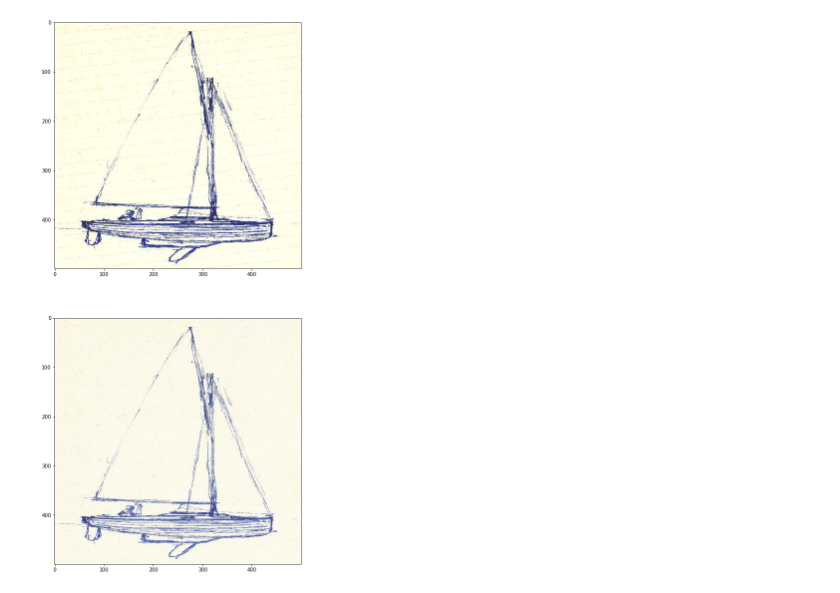
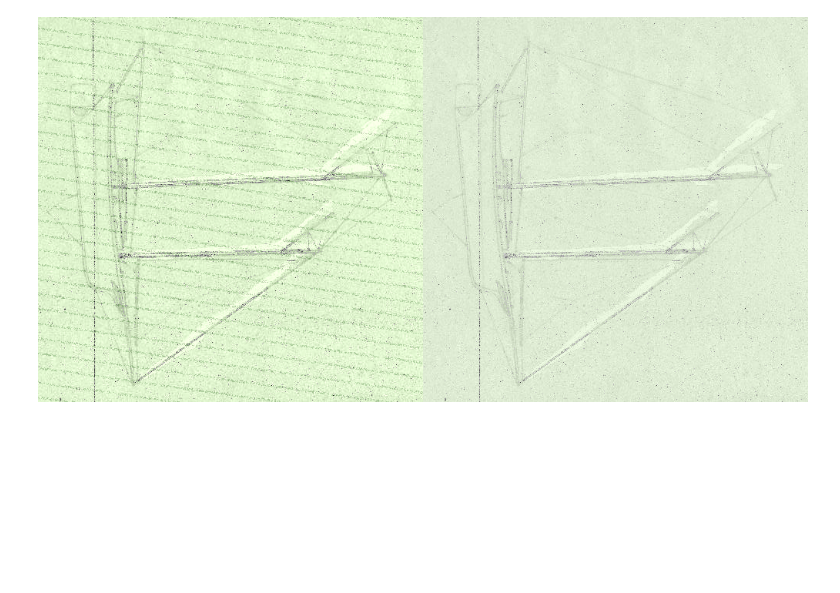
Before and after one commit to ljbelenky/line_remover, a Jupyter notebook: Denoising Autoencoder.ipynb, the cells around one changed output. Saved outputs shown, nothing was run; the diff lists cells and outputs as text; code cells hidden in the pictures; blank space fills up the shorter version.

```diff
--- a/Denoising Autoencoder.ipynb
+++ b/Denoising Autoencoder.ipynb
@@ -19,3 +19,13 @@ To enable the following instructions: AVX2 AVX512F AVX512_VNNI FMA, in other ope
+# %%
+def merge(im1, im2):
+    w = im1.size[0] + im2.size[0]
+    h = max(im1.size[1], im2.size[1])
+    im = Image.new("RGBA", (w, h))
+
+    im.paste(im1)
+    im.paste(im2, (im1.size[0], 0))
+
+    return im
 # %%
 class RulerGenerator:
     def __init__(self, shape, line_width, lines, v_offset, raggedness, color, color_variation, angle):
@@ -80,8 +119,8 @@ def train_data():
 # %%
 X,Y = next(train_data())
-# %%
-fig, axs = plt.subplots(2, figsize=(20,20))
-axs[0].imshow(X[0])
-axs[1].imshow(Y[0]);
-# %% [output]
-[figure, removed]
+# %%
+image1 = Image.fromarray((X[0]*255).astype('uint8'))
+image2 = Image.fromarray((Y[0]*255).astype('uint8'))
+merge(image1, image2)
+# %% [output]
+[figure, added]
```
Also changed, not shown: parts of 15 cells of this notebook.
